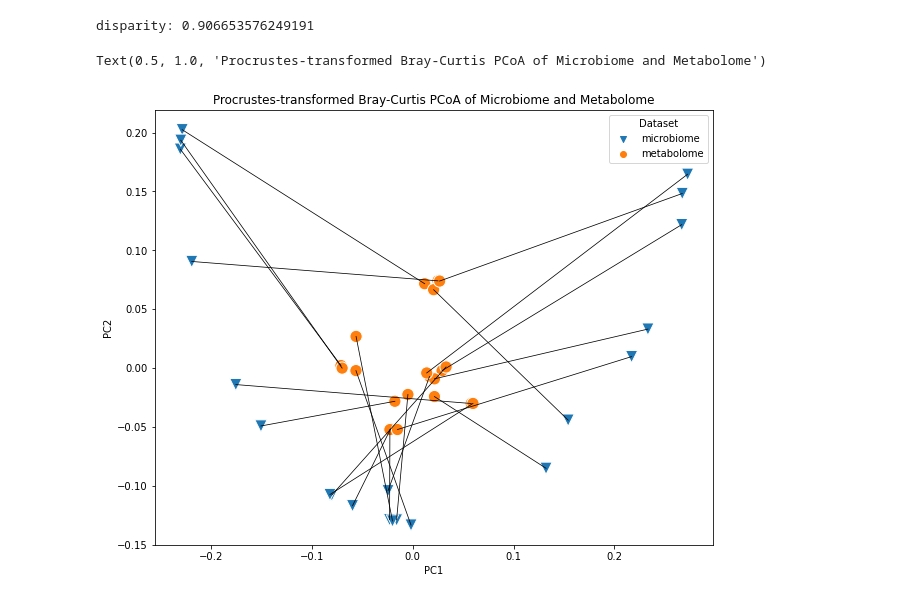
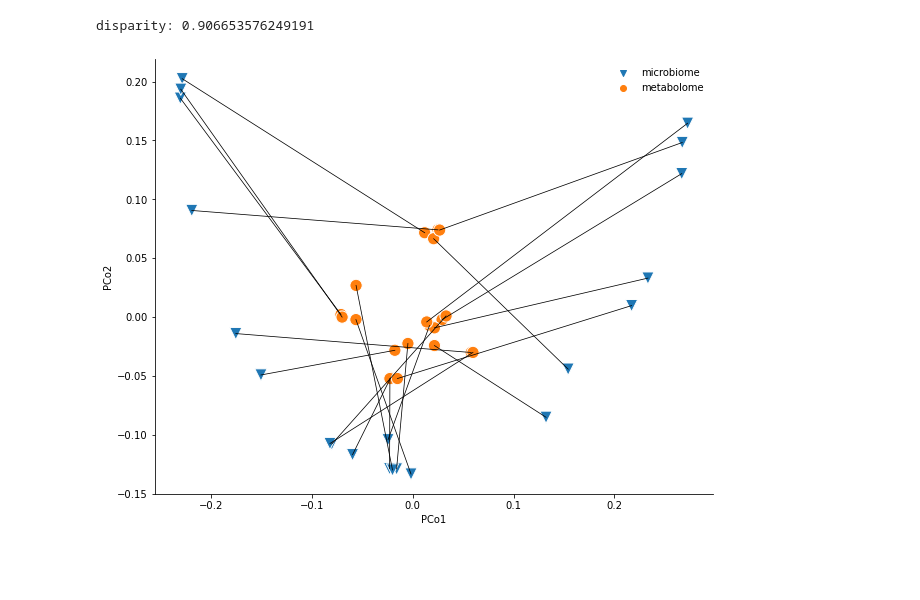
Before and after one commit to sterrettJD/Breastfed-Neonates, a Jupyter notebook: Metabolome.ipynb, the cells around one changed output. Drawn from its saved outputs; the diff is of its cells as text; code cells hidden in the pictures; blank space fills up the shorter version.

```diff
--- a/Metabolome.ipynb
+++ b/Metabolome.ipynb
@@ -245,0 +229,2 @@ sns.scatterplot(x="PC1", y="PC2", hue=metadata["Subjectcode"], data=metabo_pcoa.
+# %%
+metadata["Participant"] = metadata["Subjectcode"]
@@ -434,20 +471,28 @@ proplot["Dataset"] = ["microbiome"]*mtx1.shape[0] + ["metabolome"]*mtx2.shape[0]
 # %%
 ax = sns.scatterplot(x="PC1",y="PC2",
                      style="Dataset",hue="Dataset",
                      data=proplot,
                      markers=["v","o"],
                      s=150)
 
 for i in range(len(mtx1)):
     plt.plot([mtx1[i,0],mtx2[i,0]],
              [mtx1[i,1],mtx2[i,1]],
              c="black", linewidth=0.75)
 
 plt.gcf().set_size_inches(10,8)
-ax.set_title("Procrustes-transformed Bray-Curtis PCoA of Microbiome and Metabolome", fontsize="large")
+#ax.set_title("Procrustes-transformed Bray-Curtis PCoA of Microbiome and Metabolome", fontsize="large")
+
+ax.spines[["top", "right"]].set_visible(False)
+ax.legend(frameon=False)
+ax.set(xlabel="PCo1", ylabel="PCo2")
+
+plt.savefig("Figures/Procrustes.png")
+plt.savefig("Figures/Procrustes.pdf")
+
+plt.show()
 # %% [output]
-Text(0.5, 1.0, 'Procrustes-transformed Bray-Curtis PCoA of Microbiome and Metabolome')
-[figure, old version]
+[figure, new version]
 # %%
 rows, cols = metabo.shape
 n=10000
```
Also changed, not shown: parts of 13 cells of this notebook.
